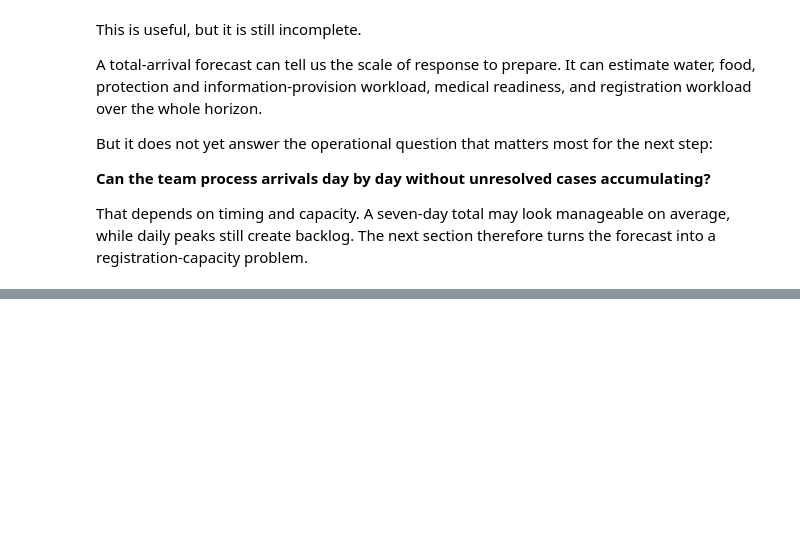
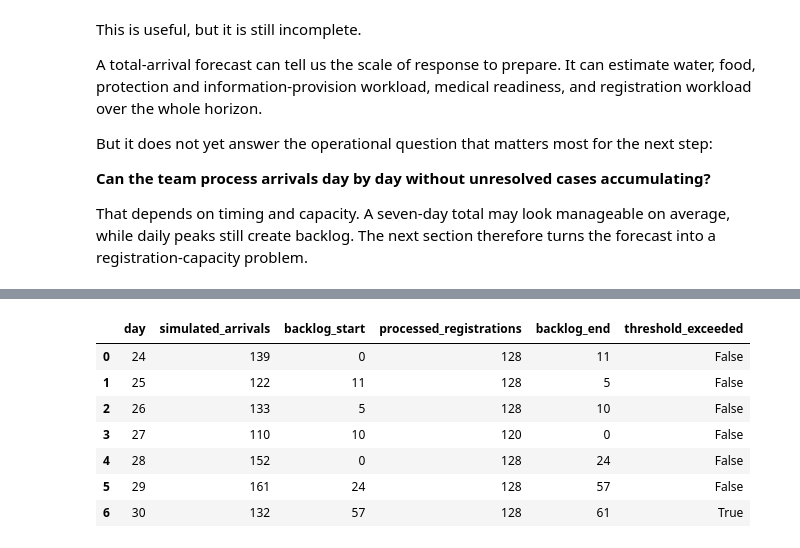
Before and after one commit to kcsongor011/humanitarian_decision_toolkit, a Jupyter notebook: notebooks/forecasting/arrival_dynamics_1_short_term_border_arrivals.ipynb, the cells around one changed output, grey strips where cells are left out. Saved outputs shown, nothing was run; the diff lists cells and outputs as text; code cells hidden in the pictures; blank space fills up the shorter version.

Commit message:
Add arrival dynamics notebook batch D

```diff
--- a/notebooks/forecasting/arrival_dynamics_1_short_term_border_arrivals.ipynb
+++ b/notebooks/forecasting/arrival_dynamics_1_short_term_border_arrivals.ipynb
@@ -1086,0 +1152,56 @@ That depends on timing and capacity. A seven-day total may look manageable on av
+# %%
+forecast_path_totals = (
+    forecast_days_24_30_simulations.groupby("simulation_id")["simulated_arrivals"]
+    .sum()
+    .reset_index(name="forecast_total_arrivals")
+)
+representative_total = forecast_path_totals["forecast_total_arrivals"].median()
+representative_simulation_id = forecast_path_totals.assign(
+    distance_from_median=lambda frame: (
+        frame["forecast_total_arrivals"] - representative_total
+    ).abs()
+).sort_values(["distance_from_median", "simulation_id"]).iloc[0]["simulation_id"]
+
+representative_forecast_path = (
+    forecast_days_24_30_simulations.loc[
+        forecast_days_24_30_simulations["simulation_id"] == representative_simulation_id,
+        ["day", "simulated_arrivals"],
+    ]
+    .rename(columns={"simulated_arrivals": "arrivals"})
+    .sort_values("day")
+)
+
+worked_backlog_example = calculate_daily_backlog(
+    representative_forecast_path,
+    officers=4,
+    initial_backlog=initial_backlog,
+    reception_capacity_threshold=reception_capacity_threshold,
+)
+
+worked_backlog_example_display = worked_backlog_example.rename(
+    columns={
+        "arrivals": "simulated_arrivals",
+        "reception_capacity_exceeded": "threshold_exceeded",
+    }
+)
+
+worked_backlog_example_display.loc[
+    :,
+    [
+        "day",
+        "simulated_arrivals",
+        "backlog_start",
+        "processed_registrations",
+        "backlog_end",
+        "threshold_exceeded",
+    ],
+]
+# %% [output]
+|  | day | simulated_arrivals | backlog_start | processed_registrations | backlog_end | threshold_exceeded |
+| 0 | 24 | 139 | 0 | 128 | 11 | False |
+| 1 | 25 | 122 | 11 | 128 | 5 | False |
+| 2 | 26 | 133 | 5 | 128 | 10 | False |
+| 3 | 27 | 110 | 10 | 120 | 0 | False |
+| 4 | 28 | 152 | 0 | 128 | 24 | False |
+| 5 | 29 | 161 | 24 | 128 | 57 | False |
+| 6 | 30 | 132 | 57 | 128 | 61 | True |
```
Also changed, not shown: parts of 21 cells of this notebook.
